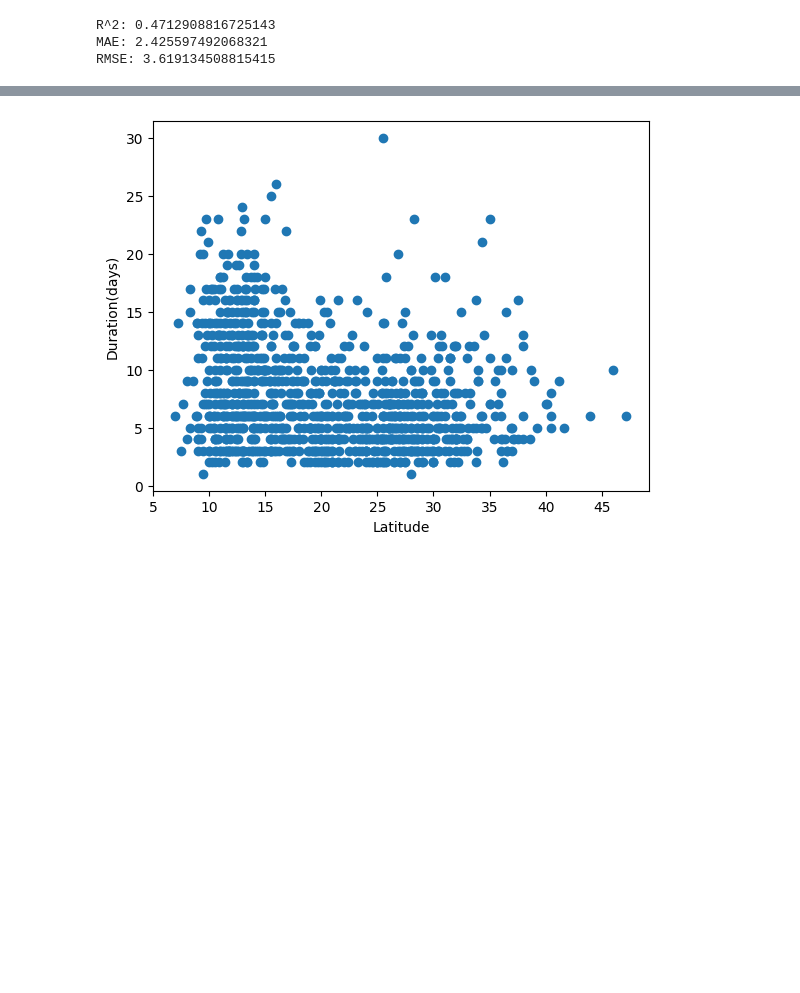
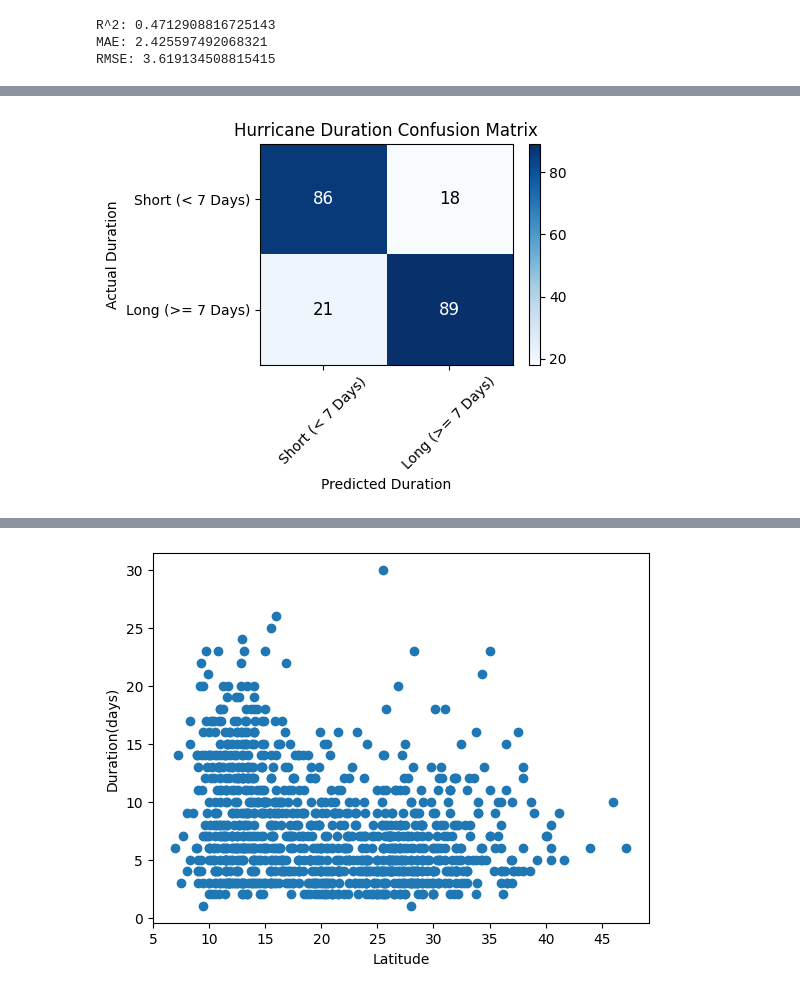
Before and after one commit to Erica4397/for_coding_camp1, a Jupyter notebook: ForCodingCampNotebook.ipynb, the cells around one changed output, grey strips where cells are left out. Cells and saved outputs as stored; diff of their text form; code cells hidden in the pictures; blank space fills up the shorter version.

```diff
--- a/ForCodingCampNotebook.ipynb
+++ b/ForCodingCampNotebook.ipynb
@@ -610,0 +631,42 @@ RMSE: 3.619134508815415
+# %%
+from sklearn.metrics import confusion_matrix
+
+THRESHOLD = 7
+
+y_test_fix = (np.array(y_test) >= THRESHOLD).astype(int)
+pred_fix = (np.array(pred) >= THRESHOLD).astype(int)
+
+cm = confusion_matrix(y_test_fix, pred_fix)
+
+# two categories
+classes = ["Short (< 7 Days)", "Long (>= 7 Days)"]
+
+#Heatmap
+plt.figure(figsize=(5, 4))
+plt.imshow(cm, cmap="Blues", aspect="auto")
+plt.colorbar()
+
+# Add titles and adjust the ticks so they center correctly on a 2x2 grid
+plt.title("Hurricane Duration Confusion Matrix")
+tick_marks = np.arange(len(classes))
+plt.xticks(tick_marks, classes, rotation=45)
+plt.yticks(tick_marks, classes)
+
+plt.xlabel("Predicted Duration")
+plt.ylabel("Actual Duration")
+
+# 6. Annotate the 4 cells clearly
+for i in range(2):
+    for j in range(2):
+        plt.text(
+            j, i, format(cm[i, j], 'd'),
+            ha="center",
+            va="center",
+            color="white" if cm[i, j] > cm.max() / 2. else "black",
+            fontsize=12
+        )
+
+plt.tight_layout()
+plt.show()
+# %% [output]
+[figure, added]
```
Also changed, not shown: parts of 9 cells of this notebook.
